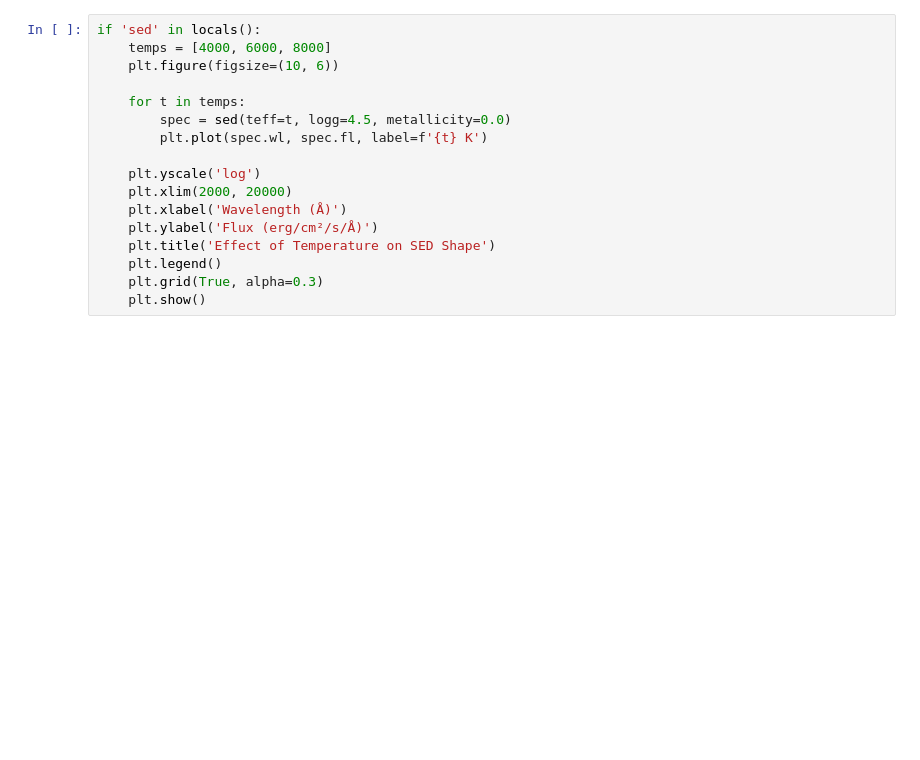
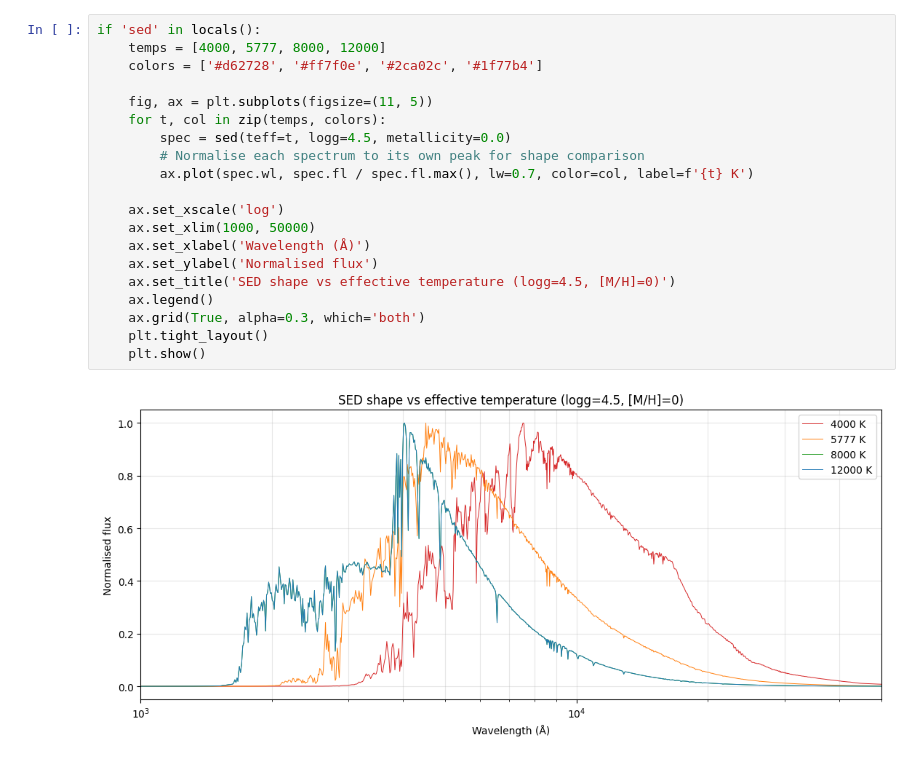
Before and after one commit to nialljmiller/SED_Tools, a Jupyter notebook: jupyter_notebooks/03_interpolation.ipynb, the cells around one changed output. Saved outputs shown, nothing was run; the diff lists cells and outputs as text; blank space fills up the shorter version.

```diff
--- a/jupyter_notebooks/03_interpolation.ipynb
+++ b/jupyter_notebooks/03_interpolation.ipynb
@@ -49,17 +87,22 @@ Let's see how the SED changes with temperature.
 # %%
 if 'sed' in locals():
-    temps = [4000, 6000, 8000]
-    plt.figure(figsize=(10, 6))
+    temps = [4000, 5777, 8000, 12000]
+    colors = ['#d62728', '#ff7f0e', '#2ca02c', '#1f77b4']
 
-    for t in temps:
+    fig, ax = plt.subplots(figsize=(11, 5))
+    for t, col in zip(temps, colors):
         spec = sed(teff=t, logg=4.5, metallicity=0.0)
-        plt.plot(spec.wl, spec.fl, label=f'{t} K')
+        # Normalise each spectrum to its own peak for shape comparison
+        ax.plot(spec.wl, spec.fl / spec.fl.max(), lw=0.7, color=col, label=f'{t} K')
 
-    plt.yscale('log')
-    plt.xlim(2000, 20000)
-    plt.xlabel('Wavelength (Å)')
-    plt.ylabel('Flux (erg/cm²/s/Å)')
-    plt.title('Effect of Temperature on SED Shape')
-    plt.legend()
-    plt.grid(True, alpha=0.3)
+    ax.set_xscale('log')
+    ax.set_xlim(1000, 50000)
+    ax.set_xlabel('Wavelength (Å)')
+    ax.set_ylabel('Normalised flux')
+    ax.set_title('SED shape vs effective temperature (logg=4.5, [M/H]=0)')
+    ax.legend()
+    ax.grid(True, alpha=0.3, which='both')
+    plt.tight_layout()
     plt.show()
+# %% [output]
+[figure, added]
```
Also changed, not shown: parts of 16 cells of this notebook, 13 other files.
